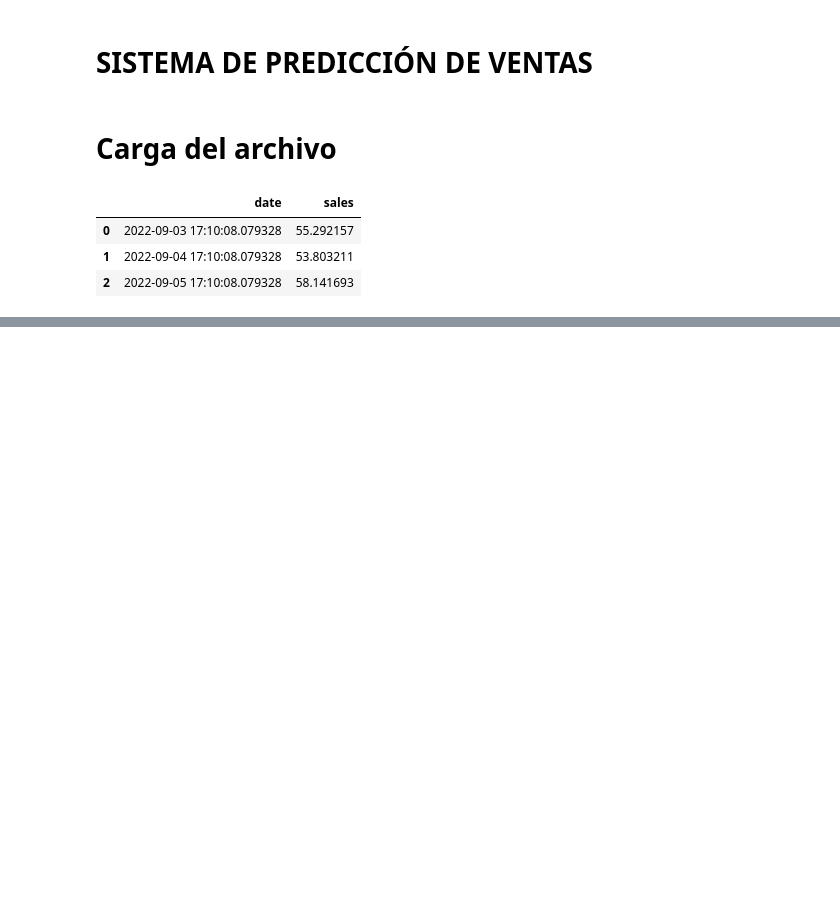
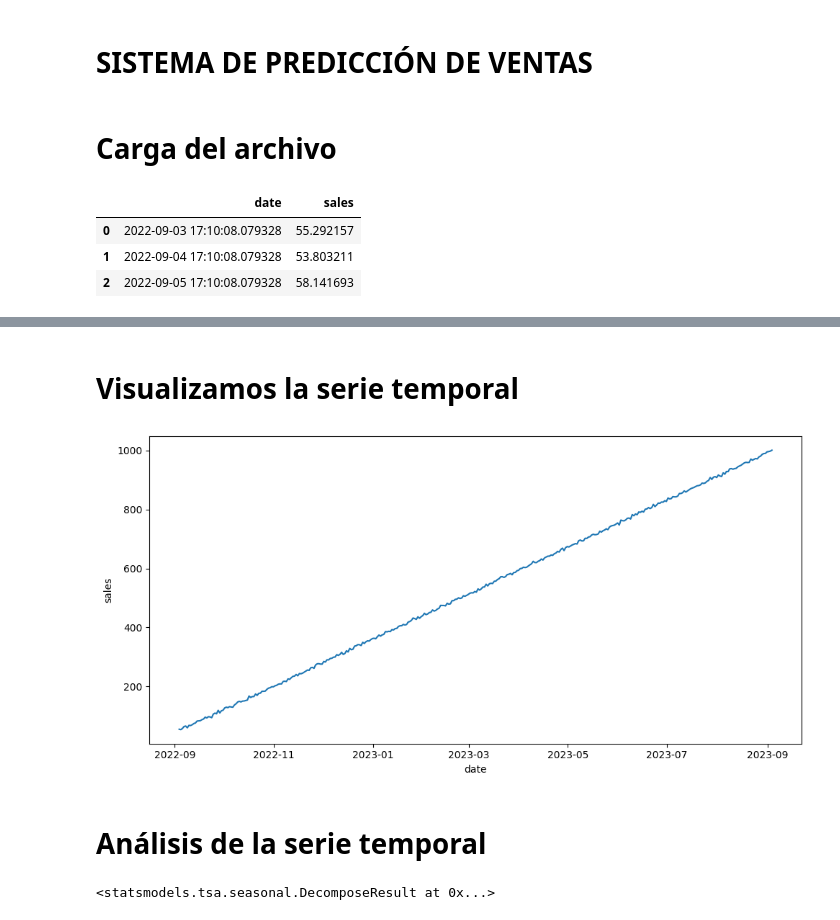
Before and after one commit to 4GeeksAcademy/machine-learning-python-template_serie_temporal_ds_13_david, a Jupyter notebook: src/explore.ipynb, the cells around one changed output, grey strips where cells are left out. Cells and saved outputs as stored; diff of their text form; code cells hidden in the pictures; blank space fills up the shorter version.

Commit message:
análisis de estacionalidad

```diff
--- a/src/explore.ipynb
+++ b/src/explore.ipynb
@@ -15,3 +22,10 @@ total_data.head(3)
 | 0 | 2022-09-03 17:10:08.079328 | 55.292157 |
 | 1 | 2022-09-04 17:10:08.079328 | 53.803211 |
 | 2 | 2022-09-05 17:10:08.079328 | 58.141693 |
+# %%
+# Transformamos la serie temporal
+total_data["date"] = pd.to_datetime(total_data.date) #Transformamos a un formato de fecha y hora (timestamp).Útil porque los datos de fechas suelen estar almacenados como cadenas (texto)
+total_data = total_data.set_index("date") # Configuramos la columna "date" como el índice principal del DataFrame
+
+ts_total = total_data["sales"]
+ts_total.head()
@@ -17,0 +40,20 @@ total_data.head(3)
+# %% [markdown]
+# Visualizamos la serie temporal
+# %%
+# Se visualiza la serie temporal para llevar a cabo un análisis visual de la misma.
+fig, axis = plt.subplots(figsize = (10, 5))
+
+sns.lineplot(data = ts_total)
+plt.tight_layout()
+plt.show()
+# %% [output]
+[figure, added]
+# %% [markdown]
+# Análisis de la serie temporal
+# %%
+# Descomposición de la serie
+
+decomposition = seasonal_decompose(ts_total)
+decomposition
+# %% [output]
+<statsmodels.tsa.seasonal.DecomposeResult at 0x...>
```
Also changed, not shown: parts of 7 cells of this notebook.
